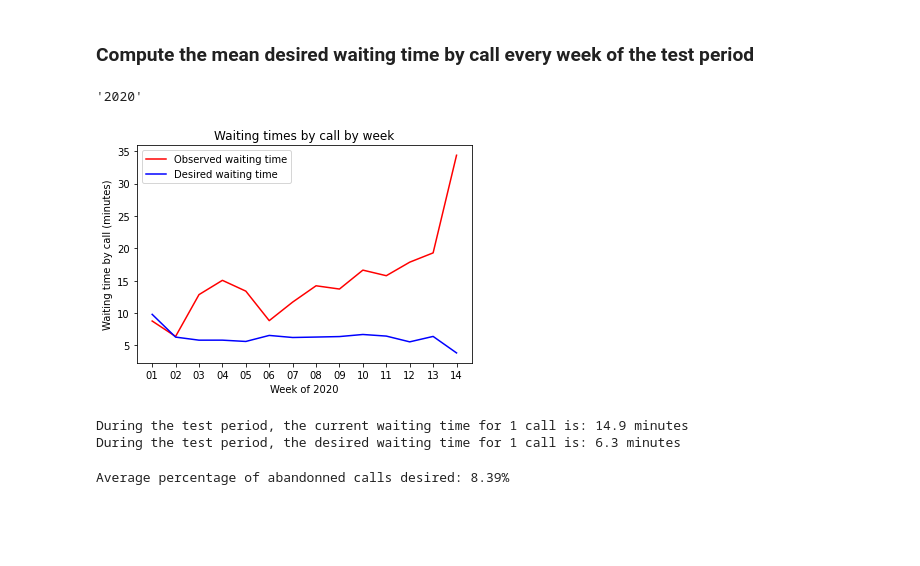
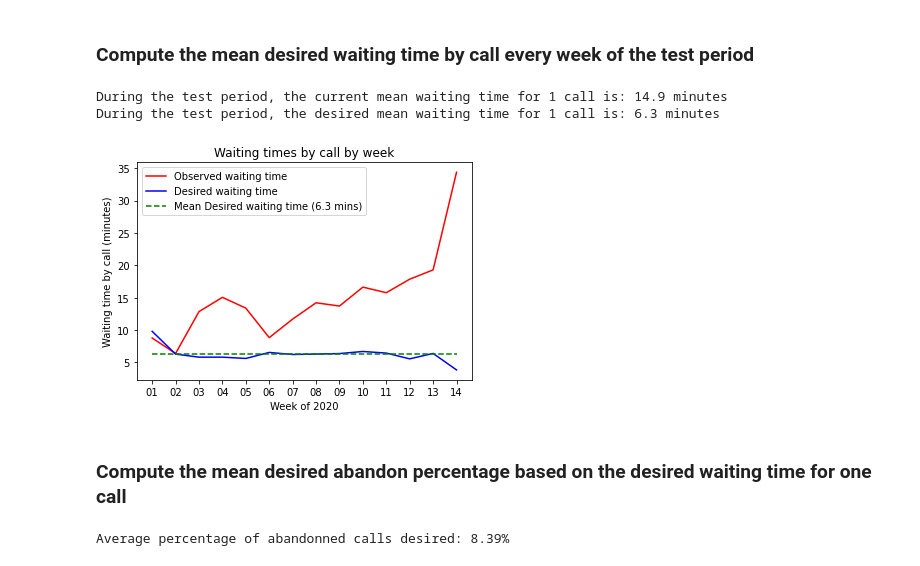
Before and after one commit to aiglobalpros/AI_Call_Center, a Jupyter notebook: notebooks/ROI.ipynb, the cells around one changed output. Cells and saved outputs as stored; diff of their text form; code cells hidden in the pictures; blank space fills up the shorter version.

```diff
--- a/notebooks/ROI.ipynb
+++ b/notebooks/ROI.ipynb
@@ -105,7 +110,7 @@ perfo_df['avg_time_abandon_min'] = perfo_df['avg_time_abadon'] / 60.
 perfo_df['abandon_percentage'] = perfo_df['abandon_percent'] * 100.
 
 # Define the start of the test period
-test_df = perfo_df[perfo_df['date'] >= '2020-01-01'].copy()
+test_df = perfo_df[perfo_df['date'] >= '2020-01-01'].copy().reset_index(drop=True)
 
 #
 mean_abandon = test_df['abandon_percentage'].mean()
@@ -175,0 +185,18 @@ Corr coef: 0.3767, p-value: 2.33e-04
+# %%
+x  = range(test_df.loc[0:60, :].shape[0])
+
+# Scale the data
+scaler.fit(test_df.loc[0:60, ['avg_time_abandon_min', 'total_calls']])
+y = scaler.transform(test_df.loc[0:60, ['avg_time_abandon_min', 'total_calls']])
+y1 = y[:, 0]
+y2 = y[:, 1]
+
+# Do a pearson correlation analysis
+pearson_r , p_val = stats.pearsonr(y1, y2)
+print('Corr coef: %.4f, p-value: %.2e' % (pearson_r , p_val))
+
+plt.plot(x, y1, 'r--', label='Avg waiting time before abandon')
+plt.plot(x, y2, 'b--', label='Total number of calls')
+plt.xlabel('Observation day')
+plt.legend()
+plt.show()
@@ -292,34 +308,36 @@ out_df
 | 13 | 2020-04-06 | 669 | 273.447222 | 109.955136 | 383.402358 | 42.857143 | ... |
 # %% [markdown]
 ### Compute the mean desired waiting time by call every week of the test period
-# %%
-out_df.loc[0,'year']
-# %% [output]
-'2020'
+# %%
+current_waiting_time = out_df['mean_waiting_time (minutes)'].mean()
+WAITING_TIME_GOAL = out_df['mean_waiting_time_desired (minutes)'].mean()
+
+print('During the test period, the current mean waiting time for 1 call is: %.1f minutes' % current_waiting_time)
+print('During the test period, the desired mean waiting time for 1 call is: %.1f minutes' % WAITING_TIME_GOAL)
+# %% [output]
+During the test period, the current mean waiting time for 1 call is: 14.9 minutes
+During the test period, the desired mean waiting time for 1 call is: 6.3 minutes
 # %%
 y1 = out_df['mean_waiting_time (minutes)'].values
 y2 = out_df['mean_waiting_time_desired (minutes)'].values
+
 x = out_df['week'].values
+y3 = WAITING_TIME_GOAL*np.ones(len(x))
 
 plt.plot(x, y1, 'r', label='Observed waiting time')
 plt.plot(x, y2, 'b', label='Desired waiting time')
+plt.plot(x, y3, 'g--', label=f'Mean Desired waiting time ({WAITING_TIME_GOAL:.2} mins)')
+
 plt.ylabel('Waiting time by call (minutes)')
 plt.xlabel('Week of ' + str(out_df.loc[0,'year']))
 plt.title('Waiting times by call by week')
 plt.legend()
 
 plt.show()
 # %% [output]
-[figure, old version]
+[figure, new version]
-# %%
-current_waiting_time = out_df['mean_waiting_time (minutes)'].mean()
-WAITING_TIME_GOAL = out_df['mean_waiting_time_desired (minutes)'].mean()
-
-print('During the test period, the current waiting time for 1 call is: %.1f minutes' % current_waiting_time)
-print('During the test period, the desired waiting time for 1 call is: %.1f minutes' % WAITING_TIME_GOAL)
-# %% [output]
-During the test period, the current waiting time for 1 call is: 14.9 minutes
-During the test period, the desired waiting time for 1 call is: 6.3 minutes
+# %% [markdown]
+### Compute the mean desired abandon percentage based on the desired waiting time for one call
 # %%
 avg_abandon_percent_desired = test_df[test_df['avg_time_abandon_min'] <= WAITING_TIME_GOAL][['abandon_percentage']].mean()
 print('Average percentage of abandonned calls desired: %.2f%%' % avg_abandon_percent_desired)
```
Also changed, not shown: parts of 34 cells of this notebook.
